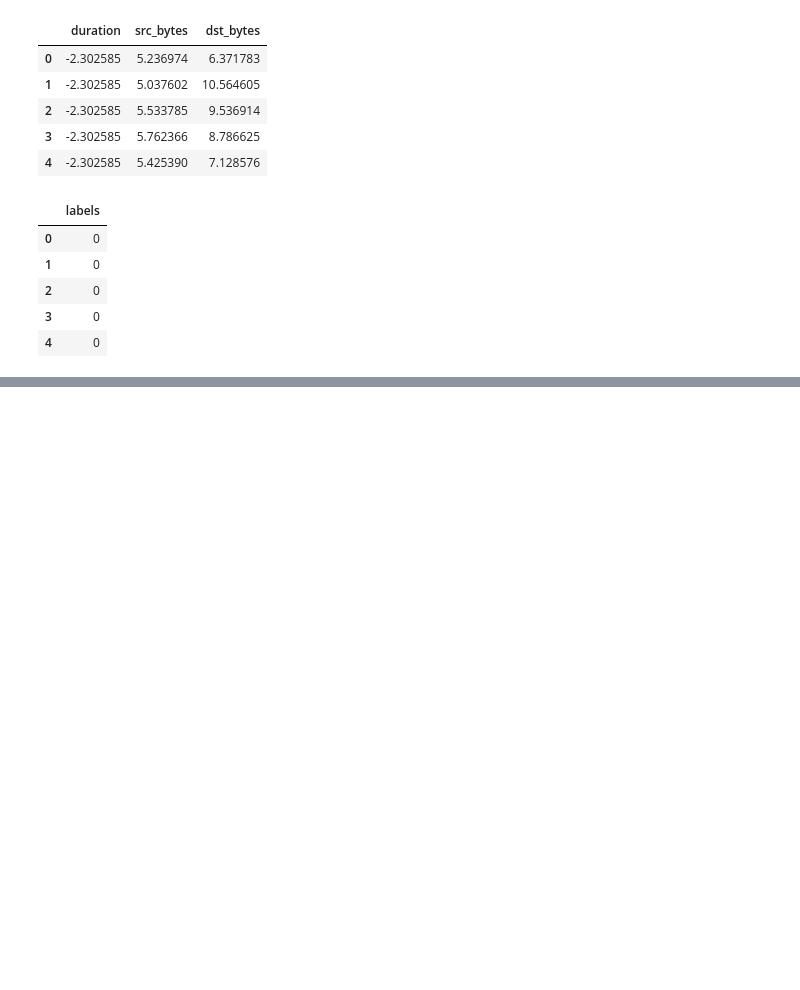
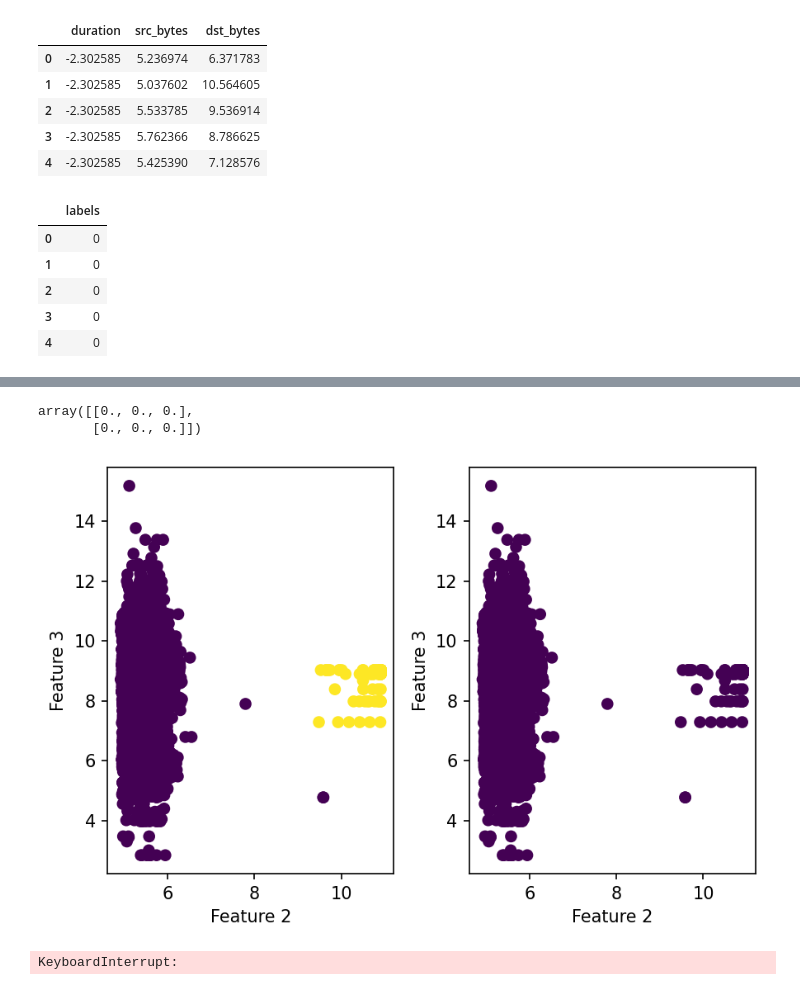
Before and after one commit to ElHuaco/Distributed-k-means, a Jupyter notebook: src/dask/notebooks/OUR CODE/Main.ipynb, the cells around one changed output, grey strips where cells are left out. Cells and saved outputs as stored; diff of their text form; code cells hidden in the pictures; blank space fills up the shorter version.

```diff
--- a/src/dask/notebooks/OUR CODE/Main.ipynb
+++ b/src/dask/notebooks/OUR CODE/Main.ipynb
@@ -318,0 +465,31 @@ KDD_labels.head()
+# %%
+results
+# %% [output]
+array([[0., 0., 0.],
+       [0., 0., 0.]])
+# %%
+fig, ax = plt.subplots(1, 2, dpi=150)
+ax[0].scatter(data[:,1], data[:,2], c=labels)
+ax[1].scatter(data[:,1], data[:,2], c=pred_labels)
+ax[1].scatter(results[:,1], results[:,2],c='red')
+ax[0].set_xlabel('Feature 2')
+ax[0].set_ylabel('Feature 3')
+ax[1].set_xlabel('Feature 2')
+ax[1].set_ylabel('Feature 3')
+plt.tight_layout()
+plt.show()
+# %% [output]
+[figure, added]
+# %%
+fig, ax = plt.subplots(1, 2, dpi=150)
+ax[0].scatter(data[:,0], data[:,2], c=labels)
+ax[1].scatter(data[:,0], data[:,2], c=pred_labels)
+ax[1].scatter(results[:,0], results[:,2],c='red')
+ax[0].set_xlabel('Feature 1')
+ax[0].set_ylabel('Feature 3')
+ax[1].set_xlabel('Feature 1')
+ax[1].set_ylabel('Feature 3')
+plt.tight_layout()
+plt.show()
+# %% [output]
+KeyboardInterrupt:
```
Also changed, not shown: parts of 27 cells of this notebook, 12 other files.
